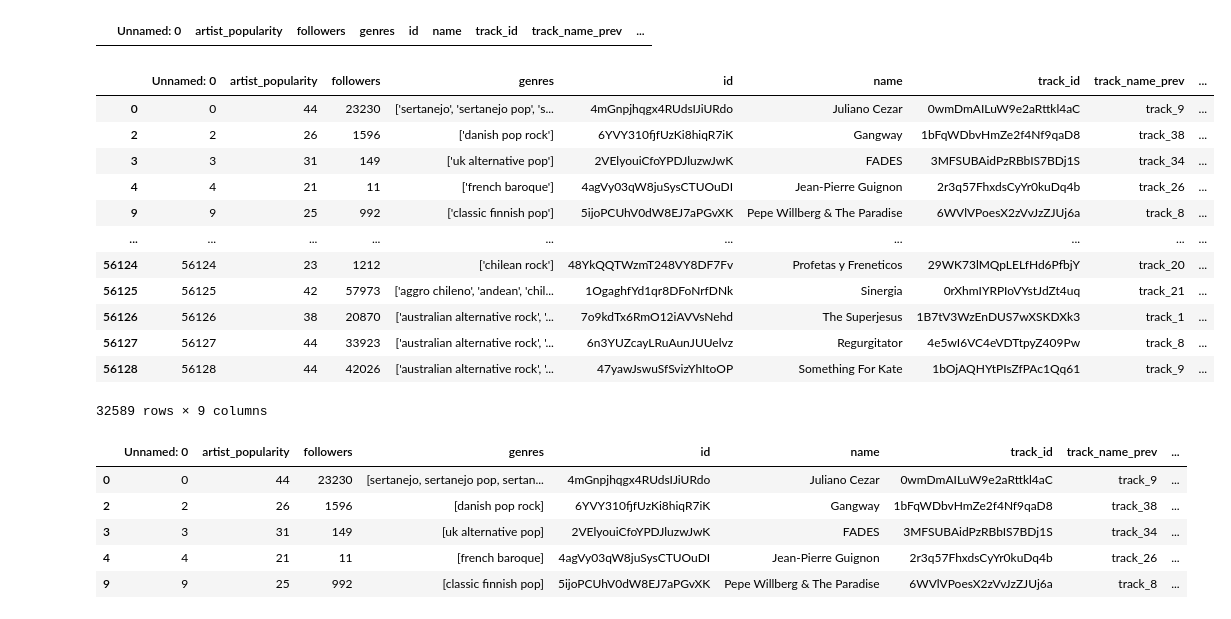
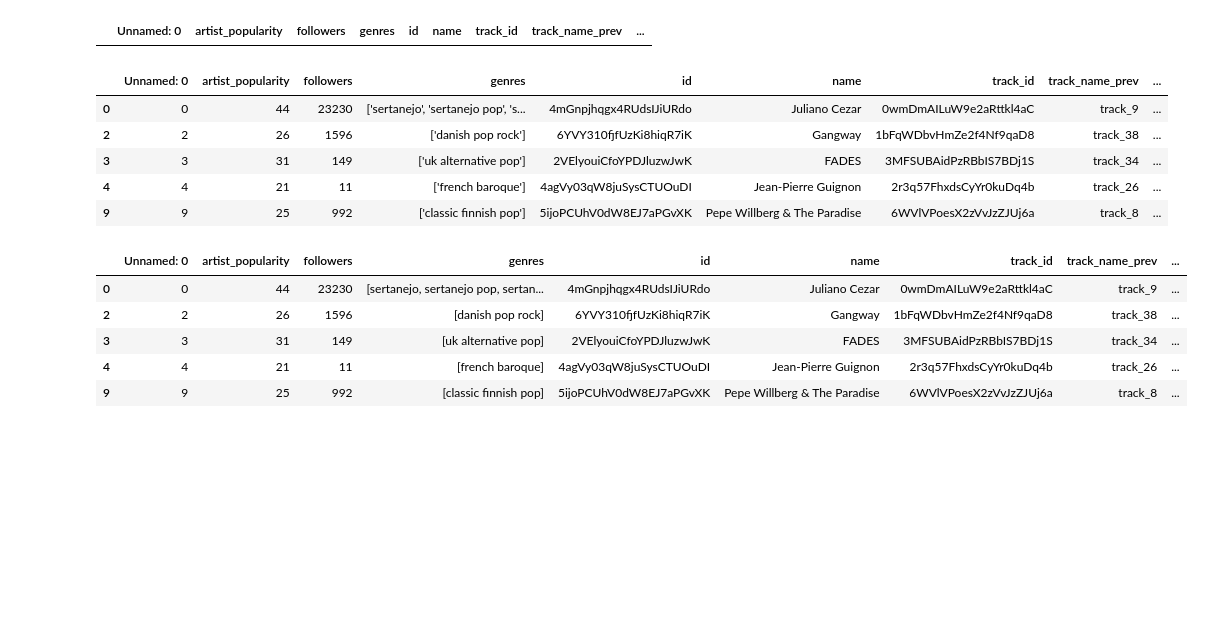
Before and after one commit to merve017/spotify_nlp, a Jupyter notebook: Preprocessing_Genre.ipynb, the cells around one changed output. Cells and saved outputs as stored; diff of their text form; code cells hidden in the pictures; blank space fills up the shorter version.

```diff
--- a/Preprocessing_Genre.ipynb
+++ b/Preprocessing_Genre.ipynb
@@ -60,23 +58,16 @@ df_artists[df_artists.duplicated(['id'])]
 # %%
 #check if there are missing genres
 df_artists['genres'].value_counts()
 
 #remove the rows with missing genres
 df_artists = df_artists[df_artists['genres'] != '[]']
-df_artists
+df_artists.head(5)
 # %% [output]
 |  | Unnamed: 0 | artist_popularity | followers | genres | id | name | track_id | track_name_prev | ... |
 | 0 | 0 | 44 | 23230 | ['sertanejo', 'sertanejo pop', 's... | 4mGnpjhqgx4RUdsIJiURdo | Juliano Cezar | 0wmDmAILuW9e2aRttkl4aC | track_9 | ... |
 | 2 | 2 | 26 | 1596 | ['danish pop rock'] | 6YVY310fjfUzKi8hiqR7iK | Gangway | 1bFqWDbvHmZe2f4Nf9qaD8 | track_38 | ... |
 | 3 | 3 | 31 | 149 | ['uk alternative pop'] | 2VElyouiCfoYPDJluzwJwK | FADES | 3MFSUBAidPzRBbIS7BDj1S | track_34 | ... |
 | 4 | 4 | 21 | 11 | ['french baroque'] | 4agVy03qW8juSysCTUOuDI | Jean-Pierre Guignon | 2r3q57FhxdsCyYr0kuDq4b | track_26 | ... |
 | 9 | 9 | 25 | 992 | ['classic finnish pop'] | 5ijoPCUhV0dW8EJ7aPGvXK | Pepe Willberg & The Paradise | 6WVlVPoesX2zVvJzZJUj6a | track_8 | ... |
-| ... | ... | ... | ... | ... | ... | ... | ... | ... | ... |
-| 56124 | 56124 | 23 | 1212 | ['chilean rock'] | 48YkQQTWzmT248VY8DF7Fv | Profetas y Freneticos | 29WK73lMQpLELfHd6PfbjY | track_20 | ... |
-| 56125 | 56125 | 42 | 57973 | ['aggro chileno', 'andean', 'chil... | 1OgaghfYd1qr8DFoNrfDNk | Sinergia | 0rXhmIYRPIoVYstJdZt4uq | track_21 | ... |
-| 56126 | 56126 | 38 | 20870 | ['australian alternative rock', '... | 7o9kdTx6RmO12iAVVsNehd | The Superjesus | 1B7tV3WzEnDUS7wXSKDXk3 | track_1 | ... |
-| 56127 | 56127 | 44 | 33923 | ['australian alternative rock', '... | 6n3YUZcayLRuAunJUUelvz | Regurgitator | 4e5wI6VC4eVDTtpyZ409Pw | track_8 | ... |
-| 56128 | 56128 | 44 | 42026 | ['australian alternative rock', '... | 47yawJswuSfSvizYhItoOP | Something For Kate | 1bOjAQHYtPIsZfPAc1Qq61 | track_9 | ... |
-32589 rows × 9 columns
 # %%
 #convert the string to list
```
Also changed, not shown: parts of 24 cells of this notebook.
